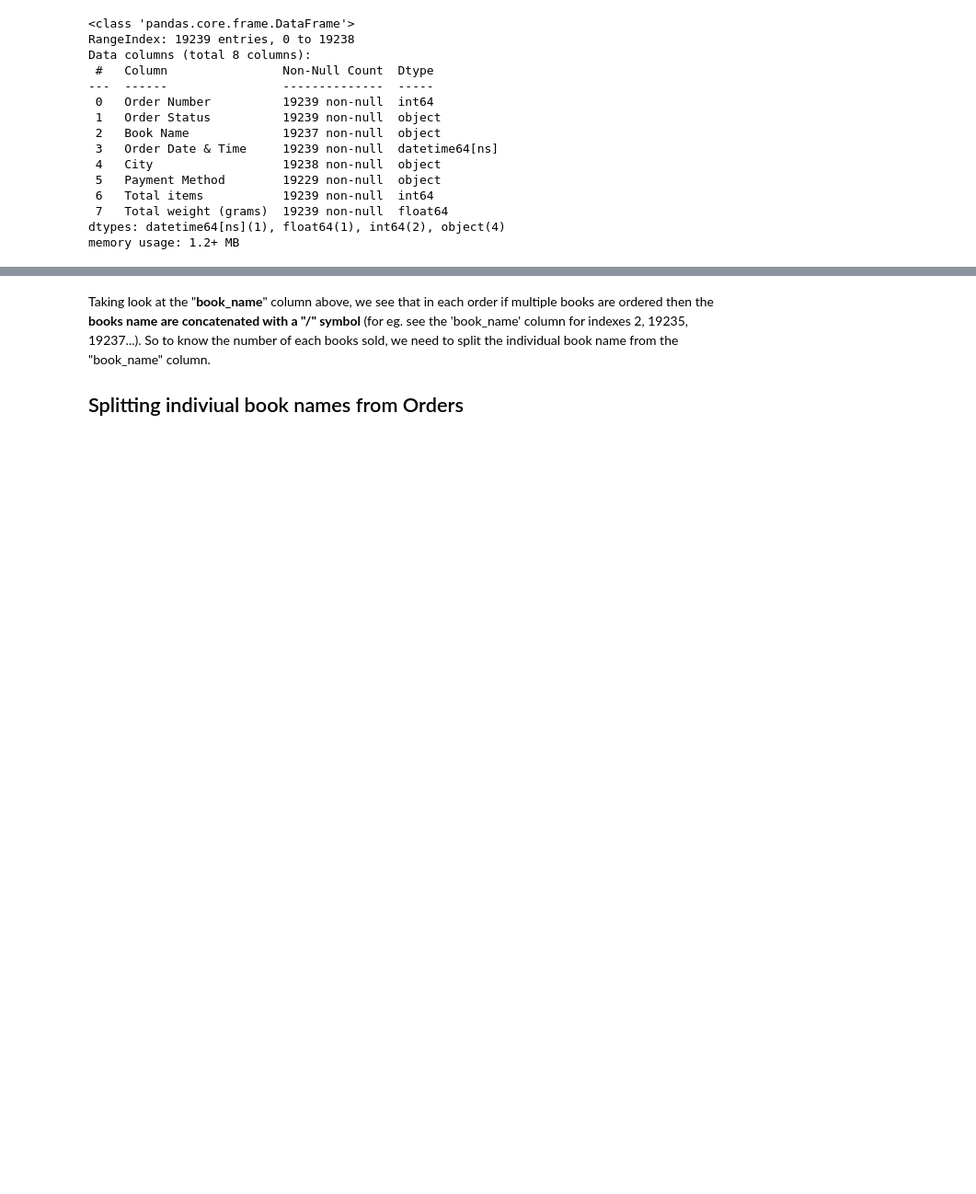
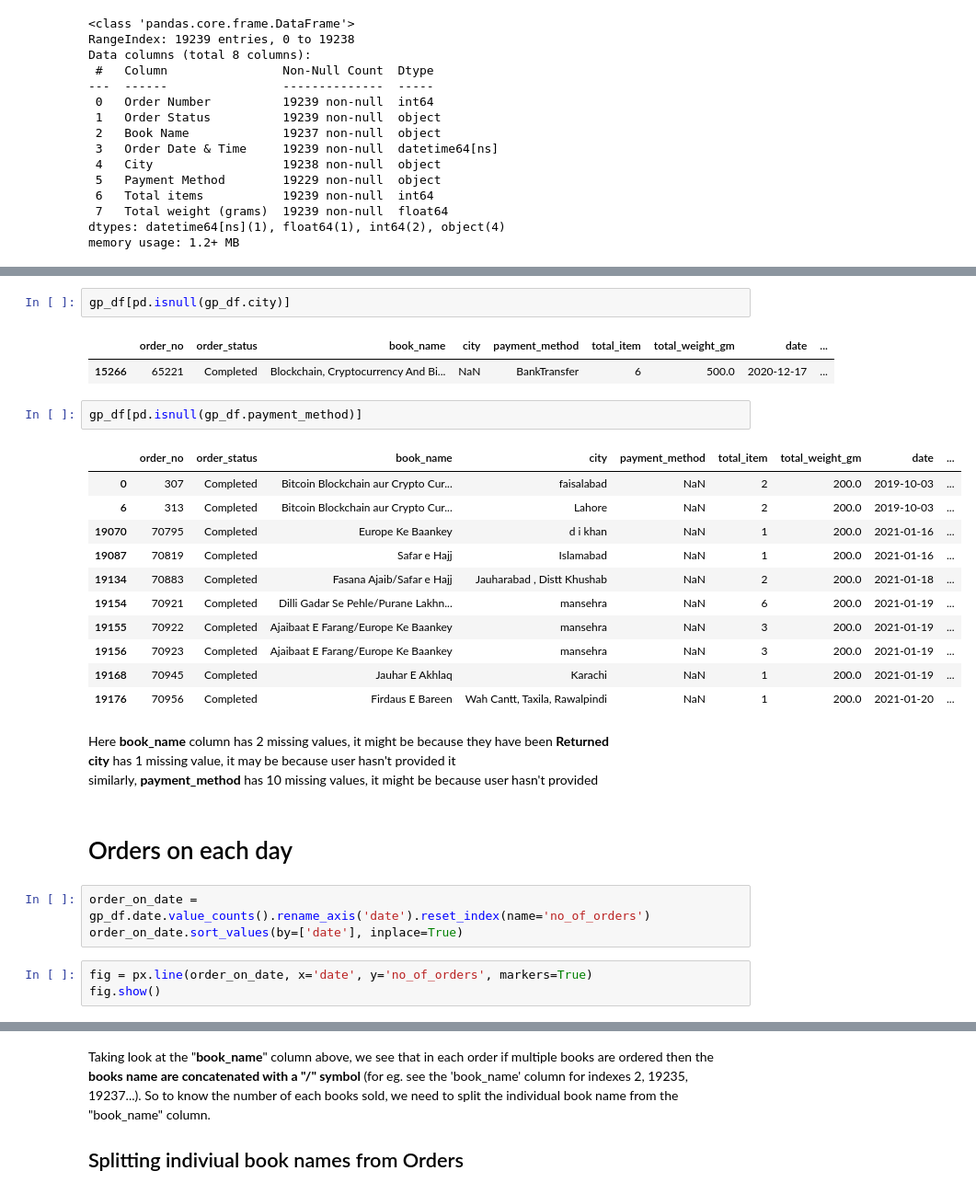
Before and after one commit to sohelakhtar23/Python-Notebooks, a Jupyter notebook: gufhtugu publication EDA/gufhtugu-book-order-EDA.ipynb, the cells around one changed output, grey strips where cells are left out. Shown at 92% size. Cells and saved outputs as stored; diff of their text form; blank space fills up the shorter version.

```diff
--- a/gufhtugu publication EDA/gufhtugu-book-order-EDA.ipynb
+++ b/gufhtugu publication EDA/gufhtugu-book-order-EDA.ipynb
@@ -71,0 +114,31 @@ gp_df
+# %%
+gp_df[pd.isnull(gp_df.city)]
+# %% [output]
+|  | order_no | order_status | book_name | city | payment_method | total_item | total_weight_gm | date | ... |
+| 15266 | 65221 | Completed | Blockchain, Cryptocurrency And Bi... | NaN | BankTransfer | 6 | 500.0 | 2020-12-17 | ... |
+# %%
+gp_df[pd.isnull(gp_df.payment_method)]
+# %% [output]
+|  | order_no | order_status | book_name | city | payment_method | total_item | total_weight_gm | date | ... |
+| 0 | 307 | Completed | Bitcoin Blockchain aur Crypto Cur... | faisalabad | NaN | 2 | 200.0 | 2019-10-03 | ... |
+| 6 | 313 | Completed | Bitcoin Blockchain aur Crypto Cur... | Lahore | NaN | 2 | 200.0 | 2019-10-03 | ... |
+| 19070 | 70795 | Completed | Europe Ke Baankey | d i khan | NaN | 1 | 200.0 | 2021-01-16 | ... |
+| 19087 | 70819 | Completed | Safar e Hajj | Islamabad | NaN | 1 | 200.0 | 2021-01-16 | ... |
+| 19134 | 70883 | Completed | Fasana Ajaib/Safar e Hajj | Jauharabad , Distt Khushab | NaN | 2 | 200.0 | 2021-01-18 | ... |
+| 19154 | 70921 | Completed | Dilli Gadar Se Pehle/Purane Lakhn... | mansehra | NaN | 6 | 200.0 | 2021-01-19 | ... |
+| 19155 | 70922 | Completed | Ajaibaat E Farang/Europe Ke Baankey | mansehra | NaN | 3 | 200.0 | 2021-01-19 | ... |
+| 19156 | 70923 | Completed | Ajaibaat E Farang/Europe Ke Baankey | mansehra | NaN | 3 | 200.0 | 2021-01-19 | ... |
+| 19168 | 70945 | Completed | Jauhar E Akhlaq | Karachi | NaN | 1 | 200.0 | 2021-01-19 | ... |
+| 19176 | 70956 | Completed | Firdaus E Bareen | Wah Cantt, Taxila, Rawalpindi | NaN | 1 | 200.0 | 2021-01-20 | ... |
+# %% [markdown]
+Here **book_name** column has 2 missing values, it might be because they have been **Returned**<br>
+**city** has 1 missing value, it may be because user hasn't provided it<br>
+similarly, **payment_method** has 10 missing values, it might be because user hasn't provided
+# %% [markdown]
+# Orders on each day
+# %%
+order_on_date = gp_df.date.value_counts().rename_axis('date').reset_index(name='no_of_orders')
+order_on_date.sort_values(by=['date'], inplace=True)
+# %%
+fig = px.line(order_on_date, x='date', y='no_of_orders', markers=True)
+fig.show()
```
Also changed, not shown: parts of 55 cells of this notebook.
